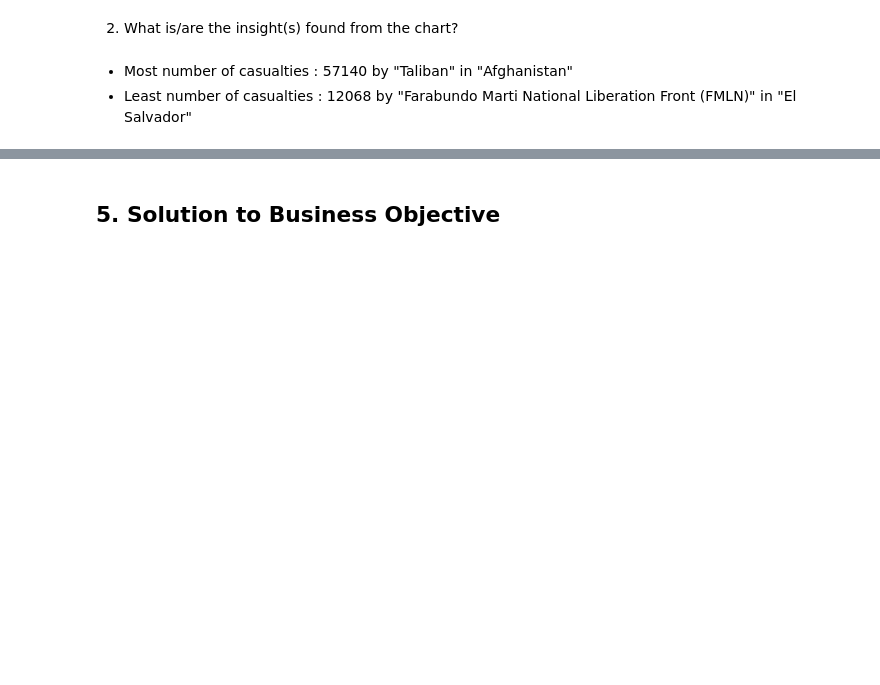
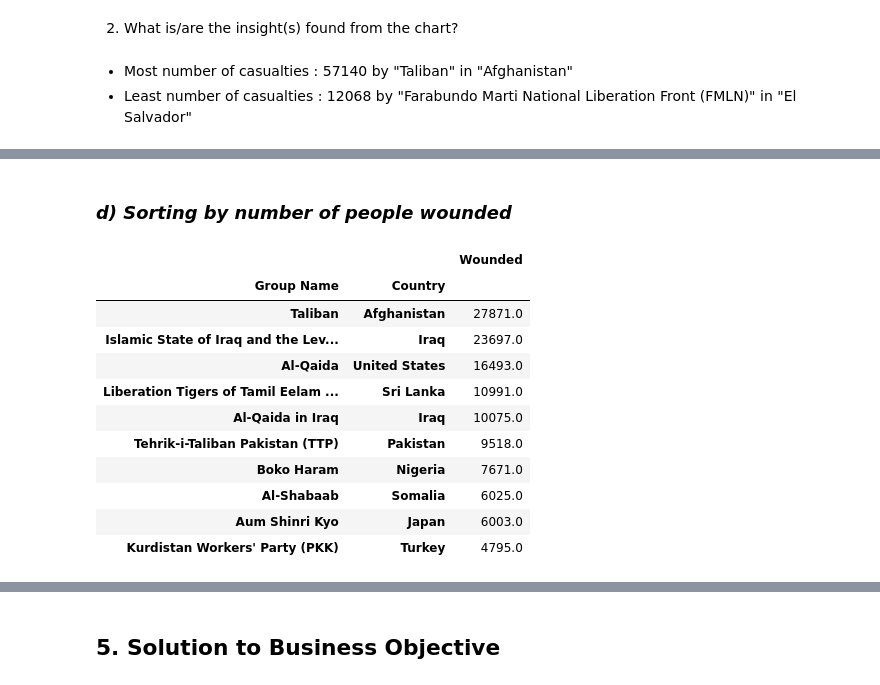
Before and after one commit to Amrit007-droid/Global-Terrorism-Dataset-EDA-, a Jupyter notebook: Global_Terrorism_Dataset_EDA_submission_.ipynb, the cells around one changed output, grey strips where cells are left out. Cells and saved outputs as stored; diff of their text form; code cells hidden in the pictures; blank space fills up the shorter version.

```diff
--- a/Global_Terrorism_Dataset_EDA_submission_.ipynb
+++ b/Global_Terrorism_Dataset_EDA_submission_.ipynb
@@ -1816,0 +1846,18 @@ Bar charts are useful when we want to compare "Countries with most casualties by
+# %% [markdown]
+### ***d) Sorting by number of people wounded***
+# %%
+gcw=df[["Group Name","Country","Wounded"]].groupby(["Group Name","Country"],axis=0).sum().sort_values(by="Wounded",ascending=False).drop("Unknown").head(10)
+gcw
+# %% [output]
+|  |  | Wounded |
+| Group Name | Country |  |
+| Taliban | Afghanistan | 27871.0 |
+| Islamic State of Iraq and the Lev... | Iraq | 23697.0 |
+| Al-Qaida | United States | 16493.0 |
+| Liberation Tigers of Tamil Eelam ... | Sri Lanka | 10991.0 |
+| Al-Qaida in Iraq | Iraq | 10075.0 |
+| Tehrik-i-Taliban Pakistan (TTP) | Pakistan | 9518.0 |
+| Boko Haram | Nigeria | 7671.0 |
+| Al-Shabaab | Somalia | 6025.0 |
+| Aum Shinri Kyo | Japan | 6003.0 |
+| Kurdistan Workers' Party (PKK) | Turkey | 4795.0 |
```
Also changed, not shown: parts of 17 cells of this notebook.
